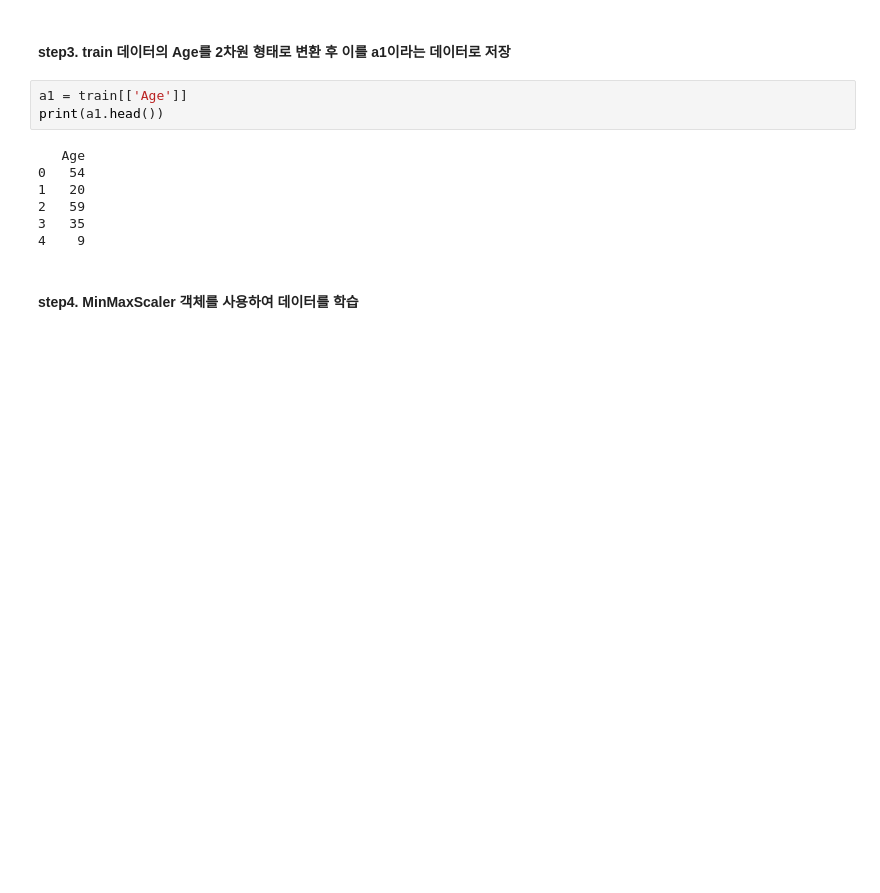
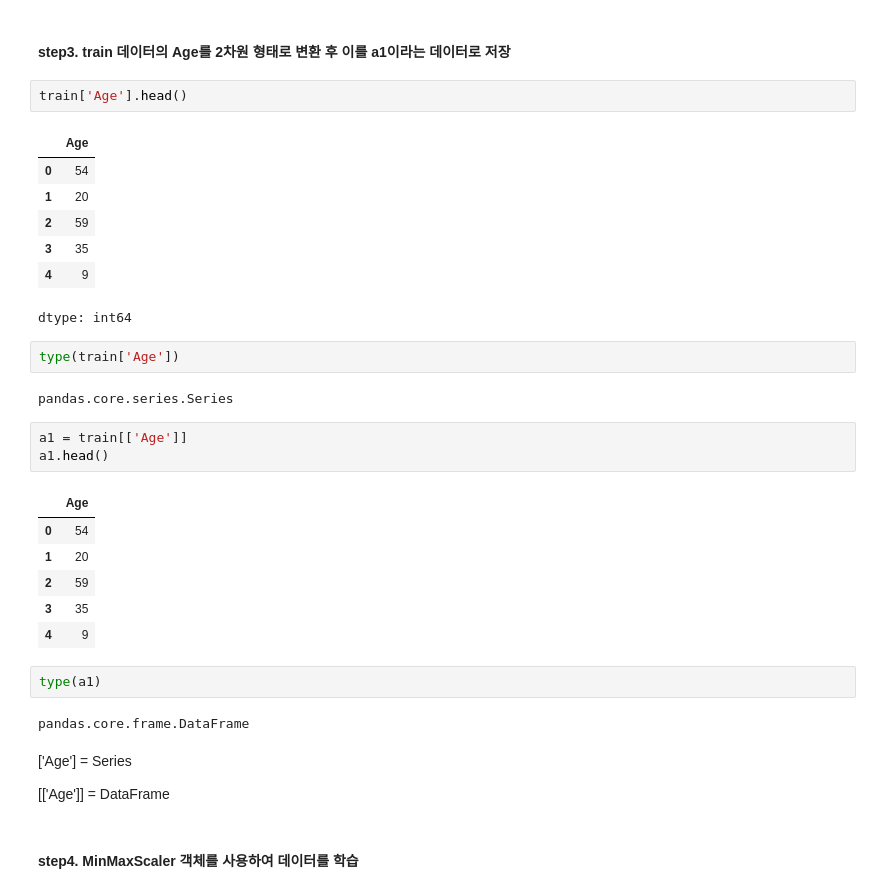
Before and after one commit to yuhui-0611/ESAA, a Jupyter notebook: YB_1010_연습문제_사이킷런2.ipynb, the cells around one changed output. Cells and saved outputs as stored; diff of their text form; blank space fills up the shorter version.

```diff
--- a/YB_1010_연습문제_사이킷런2.ipynb
+++ b/YB_1010_연습문제_사이킷런2.ipynb
@@ -43,16 +43,38 @@ from sklearn.preprocessing import MinMaxScaler
 scaler = MinMaxScaler()
 # %% [markdown]
 #### step3. train 데이터의 Age를 2차원 형태로 변환 후 이를 a1이라는 데이터로 저장
+# %%
+train['Age'].head()
+# %% [output]
+|  | Age |
+| 0 | 54 |
+| 1 | 20 |
+| 2 | 59 |
+| 3 | 35 |
+| 4 | 9 |
+dtype: int64
+# %%
+type(train['Age'])
+# %% [output]
+pandas.core.series.Series
 # %%
 a1 = train[['Age']]
-print(a1.head())
+a1.head()
 # %% [output]
-   Age
-0   54
-1   20
-2   59
-3   35
-4    9
+|  | Age |
+| 0 | 54 |
+| 1 | 20 |
+| 2 | 59 |
+| 3 | 35 |
+| 4 | 9 |
+# %%
+type(a1)
+# %% [output]
+pandas.core.frame.DataFrame
+# %% [markdown]
+['Age'] = Series
+
+[['Age']] = DataFrame
 # %% [markdown]
 #### step4. MinMaxScaler 객체를 사용하여 데이터를 학습
 # %%
```
Also changed, not shown: parts of 5 cells of this notebook.
